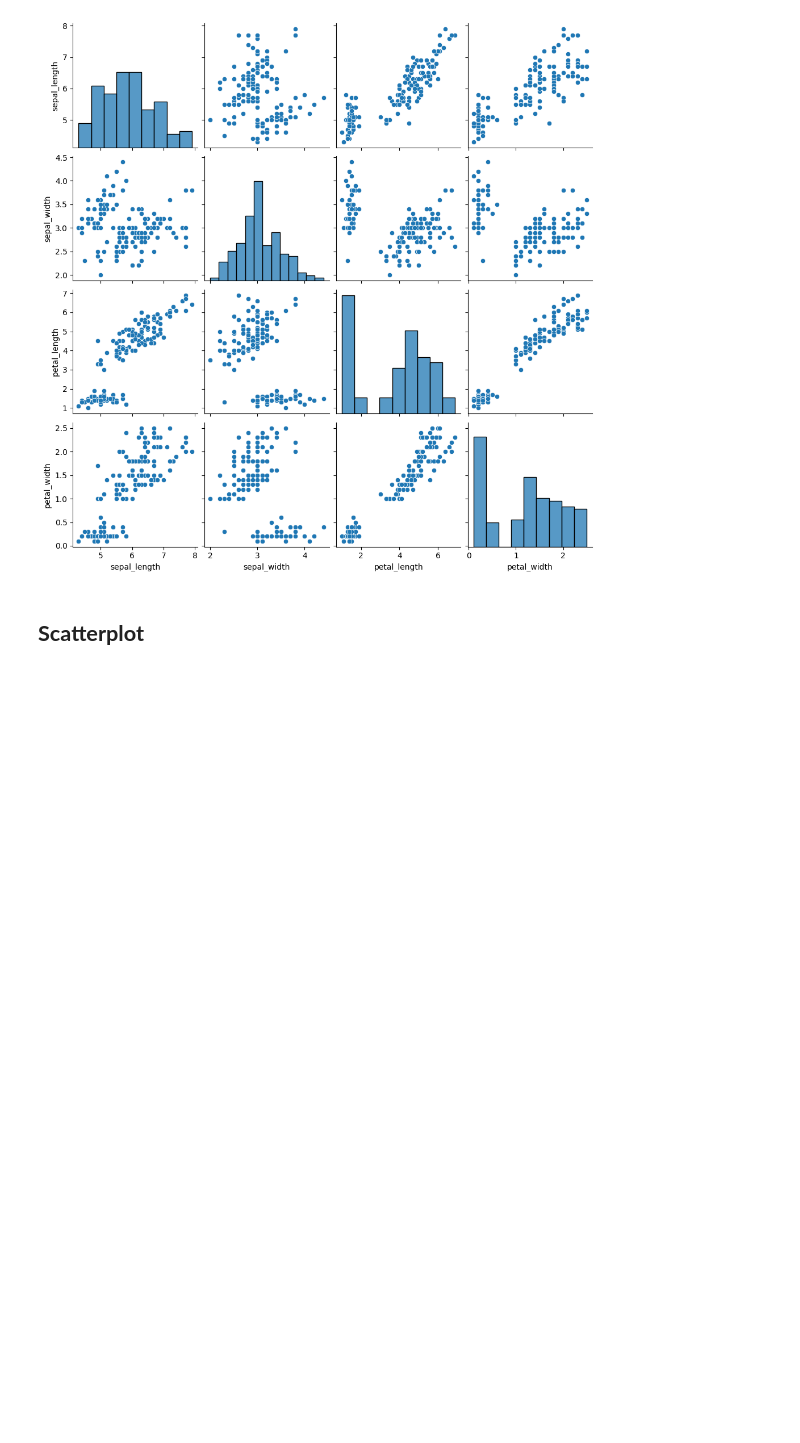
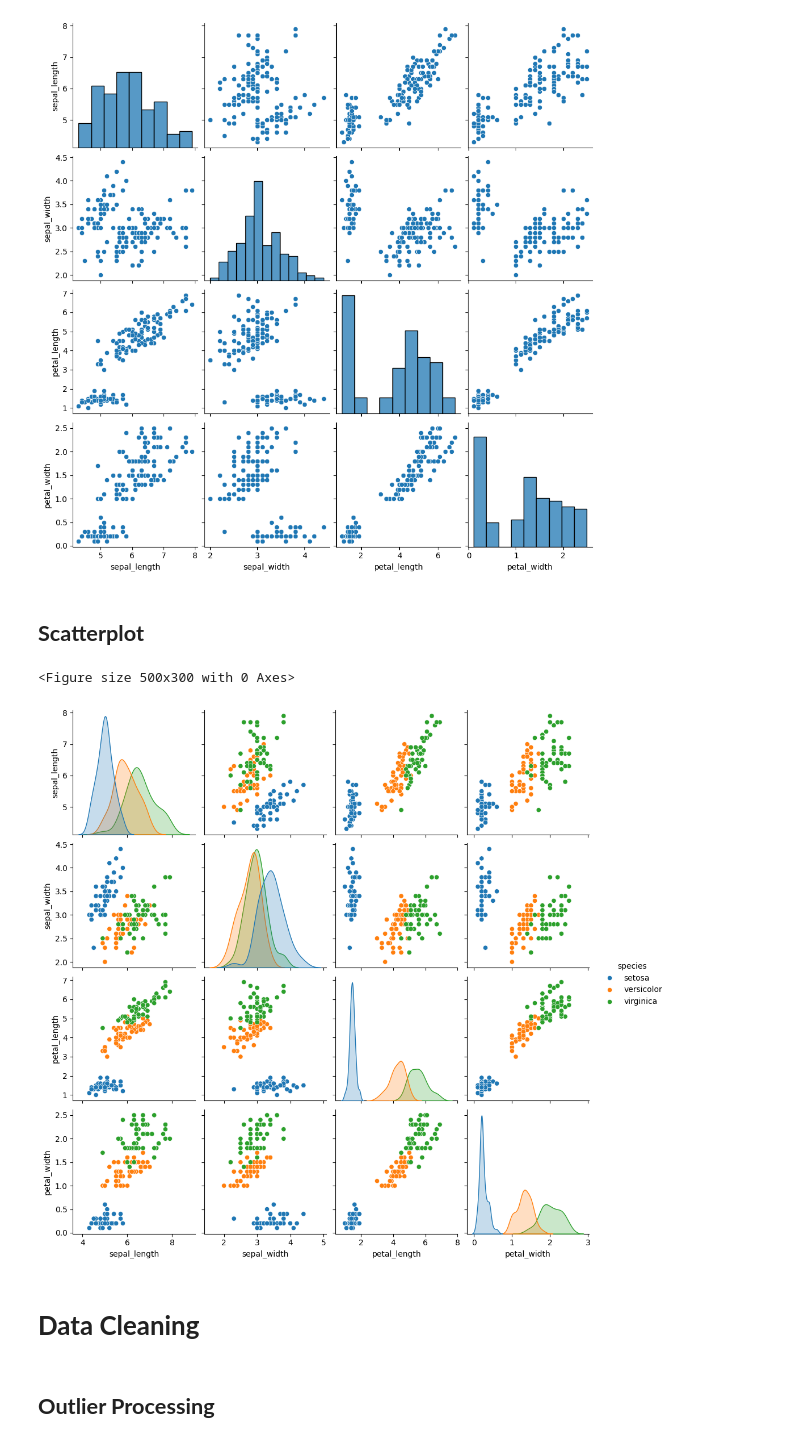
Before and after one commit to akshayyewle/Data-Analytics, a Jupyter notebook: 10 Iris Dataset Classification/Python Notebook.ipynb, the cells around one changed output. Drawn from its saved outputs; the diff is of its cells as text; code cells hidden in the pictures; blank space fills up the shorter version.

```diff
--- a/10 Iris Dataset Classification/Python Notebook.ipynb
+++ b/10 Iris Dataset Classification/Python Notebook.ipynb
@@ -79,3 +79,14 @@ plt.show()
 [figure]
 # %% [markdown]
 ## **Scatterplot**
+# %%
+plt.figure(figsize=(5,3))
+sns.pairplot(df,hue='species')
+plt.show()
+# %% [output]
+<Figure size 500x300 with 0 Axes>
+[figure, added]
+# %% [markdown]
+# **Data Cleaning**
+# %% [markdown]
+## **Outlier Processing**
```
